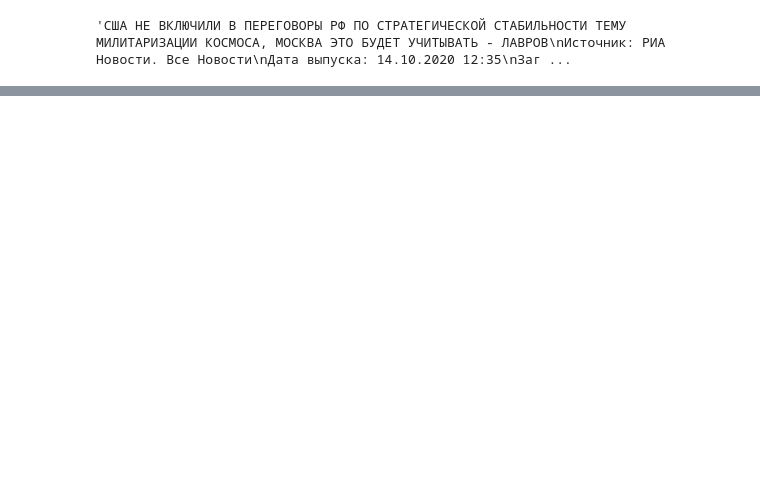
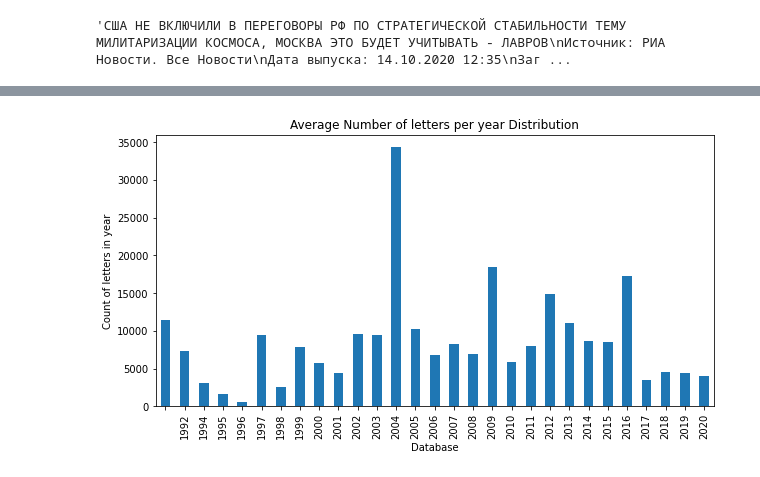
Before and after one commit to Teasotea/articles_topic_modelling, a Jupyter notebook: StratStabTask1.ipynb, the cells around one changed output, grey strips where cells are left out. Drawn from its saved outputs; the diff is of its cells as text; code cells hidden in the pictures; blank space fills up the shorter version.

```diff
--- a/StratStabTask1.ipynb
+++ b/StratStabTask1.ipynb
@@ -566,0 +384,2 @@ lem_model.visualize_barchart()
+# %%
+data2['stemmed'] = data2['tokenized'].apply(lambda x: [stemmer.stem(word) for word in x])
@@ -566,0 +395,2 @@ lem_model.visualize_barchart()
+# %%
+data2['pos_tags'] = data2['tokenized'].apply(nltk.tag.pos_tag, lang = 'rus')
@@ -566,0 +413,3 @@ lem_model.visualize_barchart()
+# %%
+data2['tok_str'] = [' '.join(map(str,l)) for l in data2['tokenized']]
+data2['stemm_str'] = [' '.join(map(str,l)) for l in data2['stemmed']]
@@ -566,0 +421,4 @@ lem_model.visualize_barchart()
+# %%
+# Let's count words in each row
+data2['word_count'] = data2['stemmed'].apply(lambda x: len(str(x).split()))
+data2['word_len'] = data2['stemm_str'].astype(str).apply(len)
@@ -566,0 +434,9 @@ lem_model.visualize_barchart()
+# %%
+# Let's see, length of text changed depending on year of publishing
+letter_avg = data2.groupby('date')['word_len'].mean().plot(kind='bar', figsize=(10,5))
+plt.xlabel('Database')
+plt.ylabel('Count of letters in year')
+plt.title('Average Number of letters per year Distribution')
+plt.show()
+# %% [output]
+[figure, added]
```
Also changed, not shown: parts of 142 cells of this notebook.
